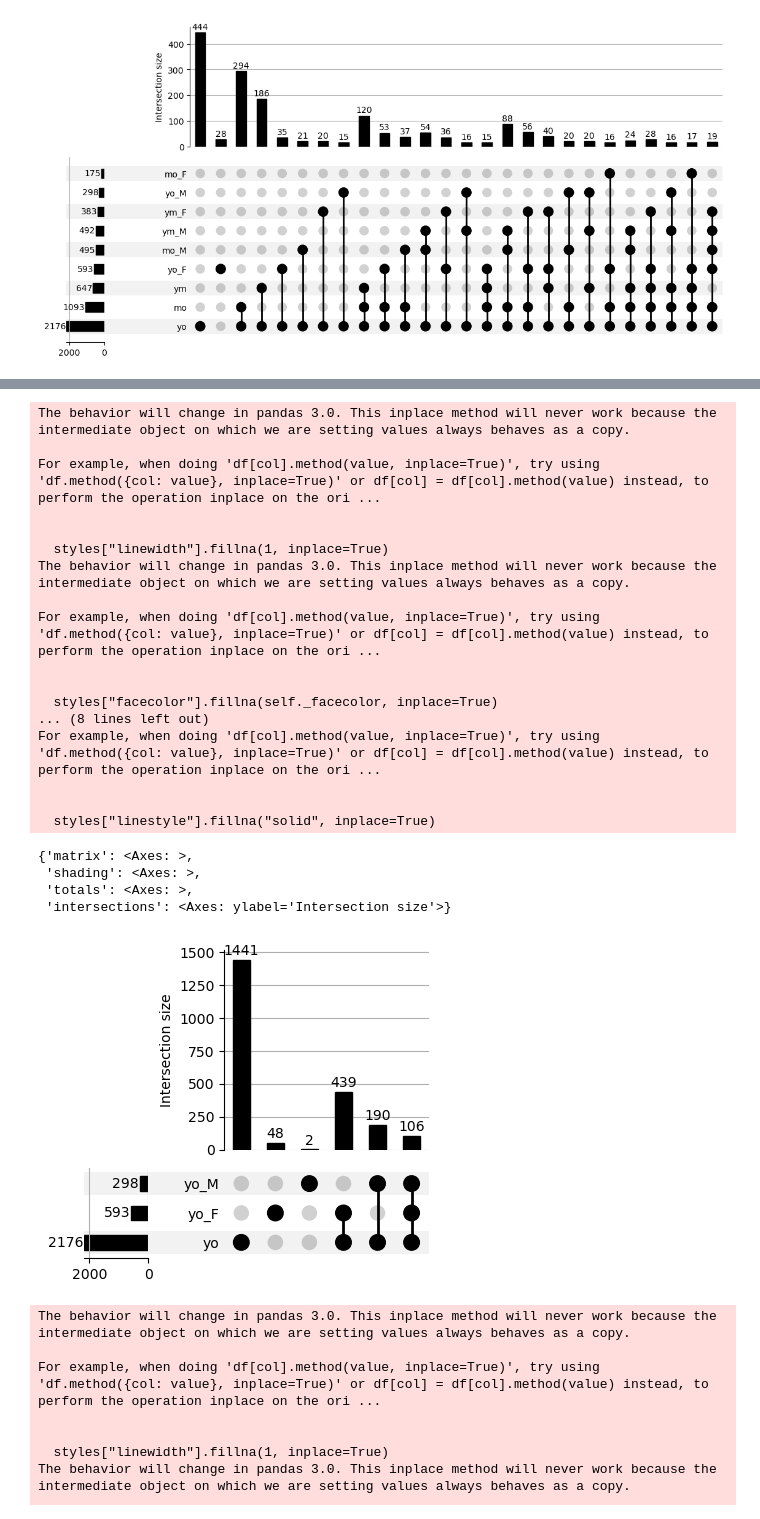
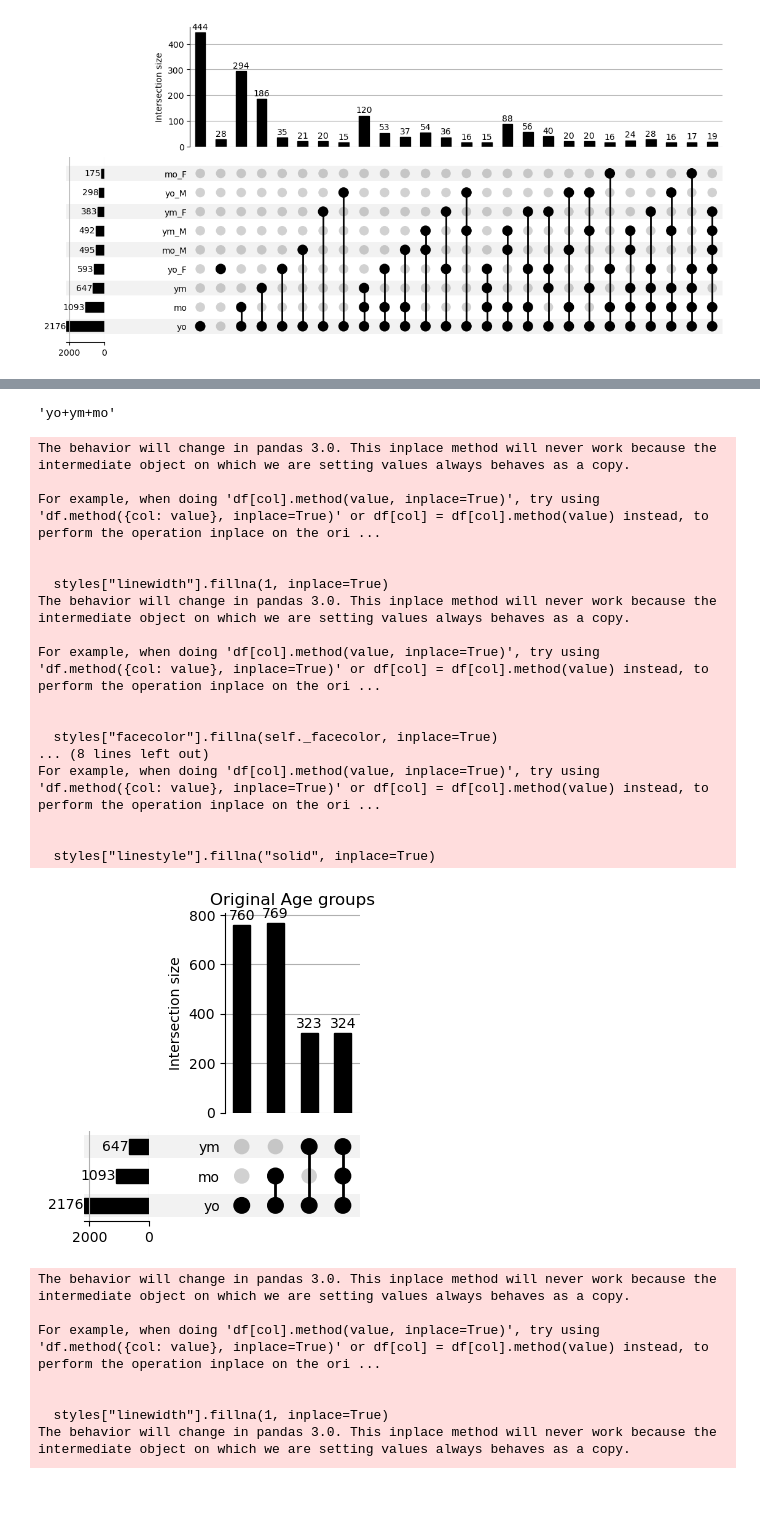
Before and after one commit to GuerreroVazquez/Transcription_factor_analysis, a Jupyter notebook: notebooks/Combine_DDSs-MF.ipynb, the cells around one changed output, grey strips where cells are left out. Drawn from its saved outputs; the diff is of its cells as text; code cells hidden in the pictures; blank space fills up the shorter version.

```diff
--- a/notebooks/Combine_DDSs-MF.ipynb
+++ b/notebooks/Combine_DDSs-MF.ipynb
@@ -322,35 +404,44 @@ with open("results/Comon_genes.json", "w") as outfile:
     json.dump(intersections_dict, outfile)
 # %%
 result.keys()
-interesting_groups = ['yo','yo_M', 'yo_F']
+interesting_groups = ['yo', 'ym', 'mo']
+#interesting_gorups = ['yo','ym','mo','yo_F','yo_M', 'ym_F','ym_M', 'mo_M','mo_F' ]
+#interesting_groups = ['mo','mo_M', 'mo_F']
 interesting_groups_dict = {key: result[key] for key in interesting_groups if key in result}
+# %%
+title_upset = '+'.join(interesting_groups)
+save_title = title_upset
+title_upset
+# %% [output]
+'yo+ym+mo'
+# %%
+save_title=f"results/upset_plot_{title_upset}.png"
+title_upset='Original Age groups'
 # %%
 upset_subset_data = from_contents(interesting_groups_dict)
 # %%
 plot(upset_subset_data, min_subset_size=1, show_counts=True)
+pyplot.title(title_upset)
+pyplot.savefig(save_title)
 # %% [output]
 The behavior will change in pandas 3.0. This inplace method will never work because the intermediate object on which we are setting values always behaves as a copy.
 
 For example, when doing 'df[col].method(value, inplace=True)', try using 'df.method({col: value}, inplace=True)' or df[col] = df[col].method(value) instead, to perform the operation inplace on the ori ...
 
 
   styles["linewidth"].fillna(1, inplace=True)
 The behavior will change in pandas 3.0. This inplace method will never work because the intermediate object on which we are setting values always behaves as a copy.
 
 For example, when doing 'df[col].method(value, inplace=True)', try using 'df.method({col: value}, inplace=True)' or df[col] = df[col].method(value) instead, to perform the operation inplace on the ori ...
 
 
   styles["facecolor"].fillna(self._facecolor, inplace=True)
 ... (8 lines left out)
 For example, when doing 'df[col].method(value, inplace=True)', try using 'df.method({col: value}, inplace=True)' or df[col] = df[col].method(value) instead, to perform the operation inplace on the ori ...
 
 
   styles["linestyle"].fillna("solid", inplace=True)
-{'matrix': <Axes: >,
- 'shading': <Axes: >,
- 'totals': <Axes: >,
- 'intersections': <Axes: ylabel='Intersection size'>}
-[figure, old version]
+[figure, new version]
 # %%
 result.keys()
 interesting_groups = ['mo','mo_M', 'mo_F']
```
Also changed, not shown: parts of 6 cells of this notebook, 11 other files.
